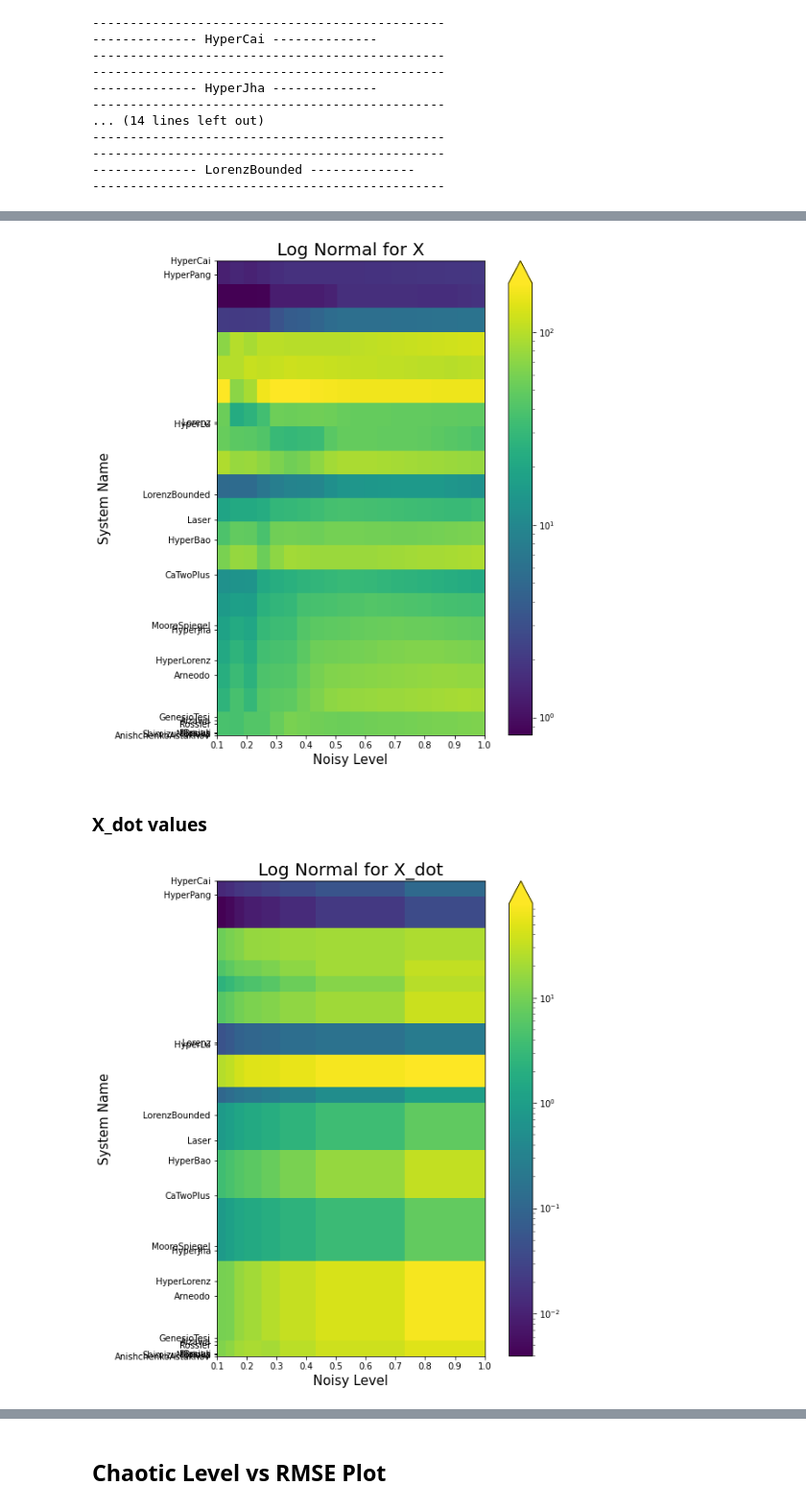
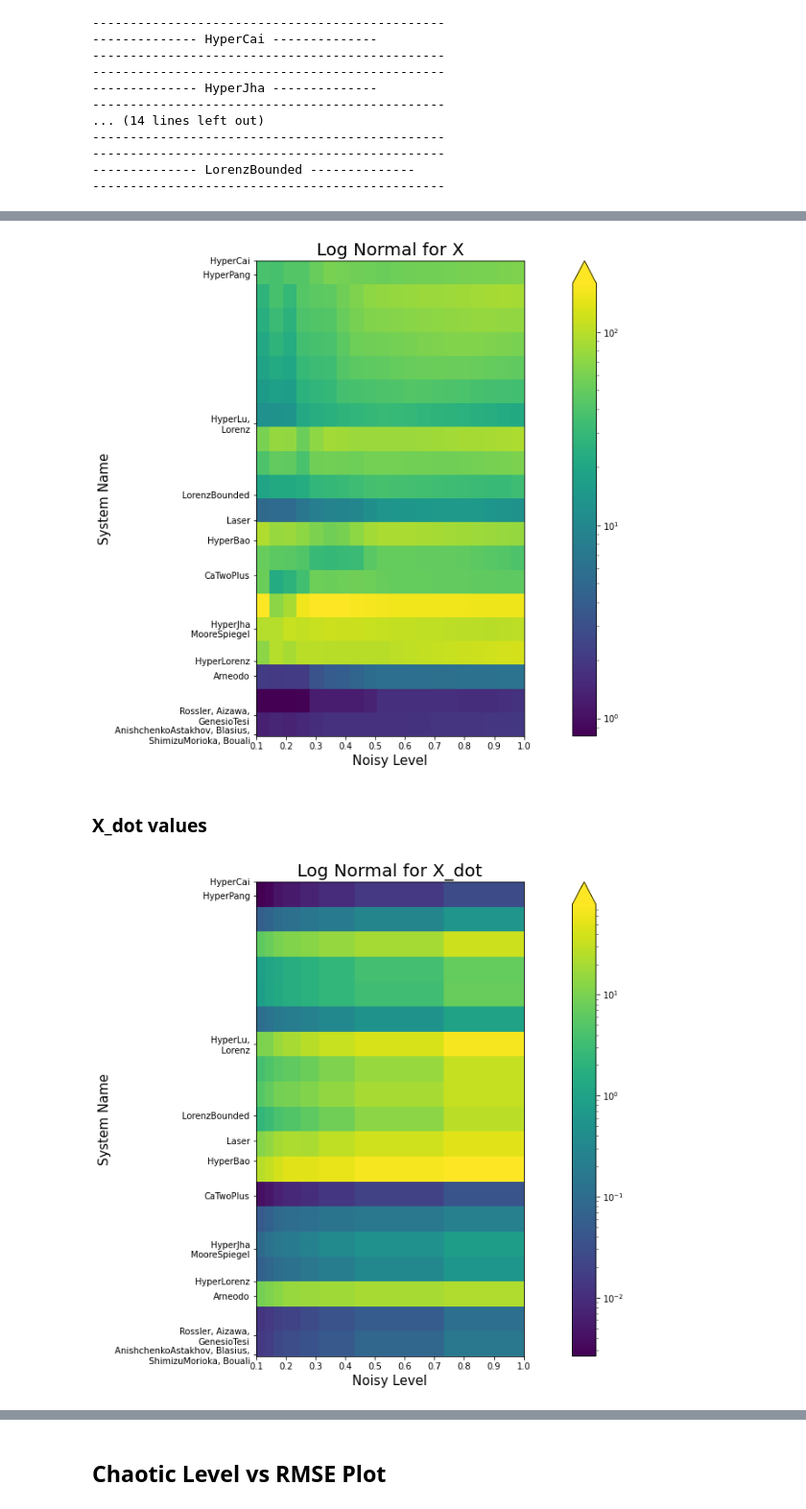
Before and after one commit to dynamicslab/pysindy, a Jupyter notebook: examples/16_contour_plot.ipynb, the cells around one changed output, grey strips where cells are left out. Shown at 96% size. Cells and saved outputs as stored; diff of their text form; code cells hidden in the pictures.

```diff
--- a/examples/16_contour_plot.ipynb
+++ b/examples/16_contour_plot.ipynb
@@ -293,4 +293,4 @@ from scipy.interpolate import griddata
 from mpl_toolkits.axes_grid1 import make_axes_locatable
 
 # make plot larger
-plt.rcParams["figure.figsize"] = (10, 10)
+plt.rcParams["figure.figsize"] = (20, 10)
@@ -297,3 +308,17 @@ plt.rcParams["figure.figsize"] = (10, 10)
+# %%
+# rewrite y ticks
+y_ticks = ['AnishchenkoAstakhov, Blasius,\n' + 'ShimizuMorioka, Bouali',
+           'Rossler, Aizawa,\n' + 'GenesioTesi', 'Arneodo', 'HyperLorenz',
+           'HyperJha\n' + 'MooreSpiegel', 'CaTwoPlus', 'HyperBao', 'Laser',
+           'LorenzBounded', 'HyperLu,\n' + 'Lorenz', 'HyperPang', 'HyperCai'
+          ]
+
+# relocate y ticks
+y_location = [sum(re_lyap_list[0:4]) / 4, sum(re_lyap_list[4:7]) / 3 + 0.02,
+              re_lyap_list[7], re_lyap_list[8], sum(re_lyap_list[9:11]) / 2,
+              re_lyap_list[11], re_lyap_list[12], re_lyap_list[13], re_lyap_list[14],
+              sum(re_lyap_list[15:17]) / 2, re_lyap_list[17], re_lyap_list[18]
+             ]
 # %%
 ax = plt.subplot()
 
@@ -332,7 +358,7 @@ zz = griddata((noisy_levels, chaotic_levels), x_rmse_list, (xx, yy), method='lin
 # visualize contour plot
 im = ax.imshow(zz, extent=(np.amin(noisy_levels), np.amax(noisy_levels),
                            np.amin(chaotic_levels), np.amax(chaotic_levels)),
-               norm=LogNorm(vmin=zz.min(), vmax=zz.max()))
+               norm=LogNorm(vmin=zz.min(), vmax=zz.max()), origin="lower")
 
 plt.colorbar(im, extend='max')
 
@@ -342,41 +368,41 @@ plt.xlabel("Noisy Level", fontsize=15)
 plt.ylabel("System Name", fontsize=15)
 
 # replace y tick
-ax.set_yticks(lyap_list)
-ax.set_yticklabels(systems_list)
+ax.set_yticks(y_location)
+ax.set_yticklabels(y_ticks)
 
 plt.show()
 # %% [output]
-[figure, old version]
+[figure, new version]
 # %% [markdown]
 ### X_dot values
 # %%
 ax = plt.subplot()
 
 # form data grid for plotting
 xx, yy = np.meshgrid(np.linspace(np.amin(noisy_levels), np.amax(noisy_levels), 30),
-                     np.linspace(np.amin(chaotic_levels), np.amax(chaotic_levels), 30))
+                     lyap_list)
 zz = griddata((noisy_levels, chaotic_levels), dot_rmse_list, (xx, yy), method='nearest')
 
 # visualize contour plot
 im = ax.imshow(zz, extent=(np.amin(noisy_levels), np.amax(noisy_levels),
-                           np.amin(chaotic_levels), np.amax(chaotic_levels)),
-               norm=LogNorm(vmin=zz.min(), vmax=zz.max()))
+                           np.amin(lyap_list), np.amax(lyap_list)),
+               norm=LogNorm(vmin=zz.min(), vmax=zz.max()), origin="lower")
 
 plt.colorbar(im, extend='max')
 
 # add text descriptions
 plt.title("Log Normal for X_dot", fontsize=20)
 plt.xlabel("Noisy Level", fontsize=15)
 plt.ylabel("System Name", fontsize=15)
 
 # replace y tick
-ax.set_yticks(lyap_list)
-ax.set_yticklabels(systems_list)
+ax.set_yticks(y_location)
+ax.set_yticklabels(y_ticks)
 
 plt.show()
 # %% [output]
-[figure, old version]
+[figure, new version]
 # %%
 ax = plt.subplot()
 
```
Also changed, not shown: parts of 8 cells of this notebook.
